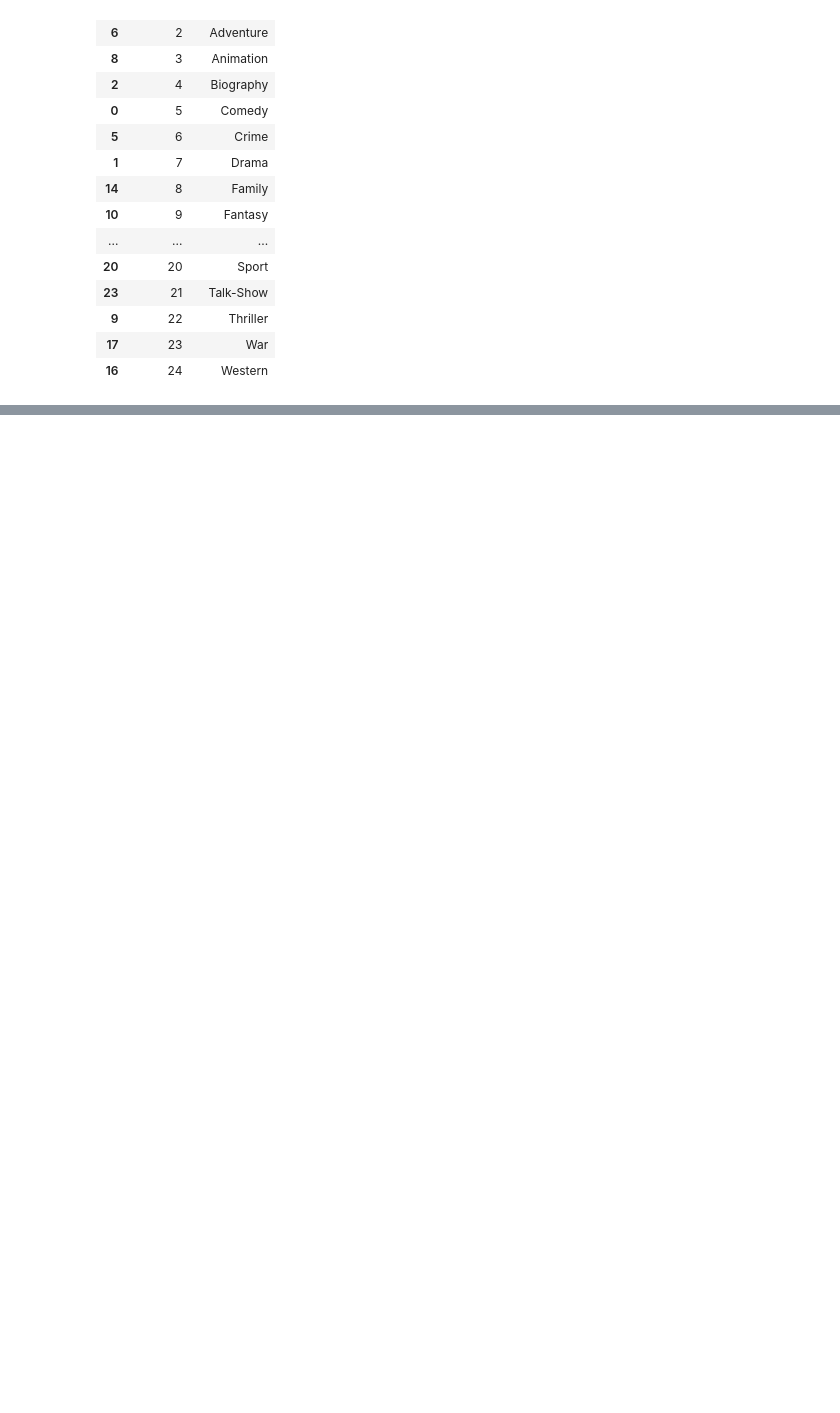
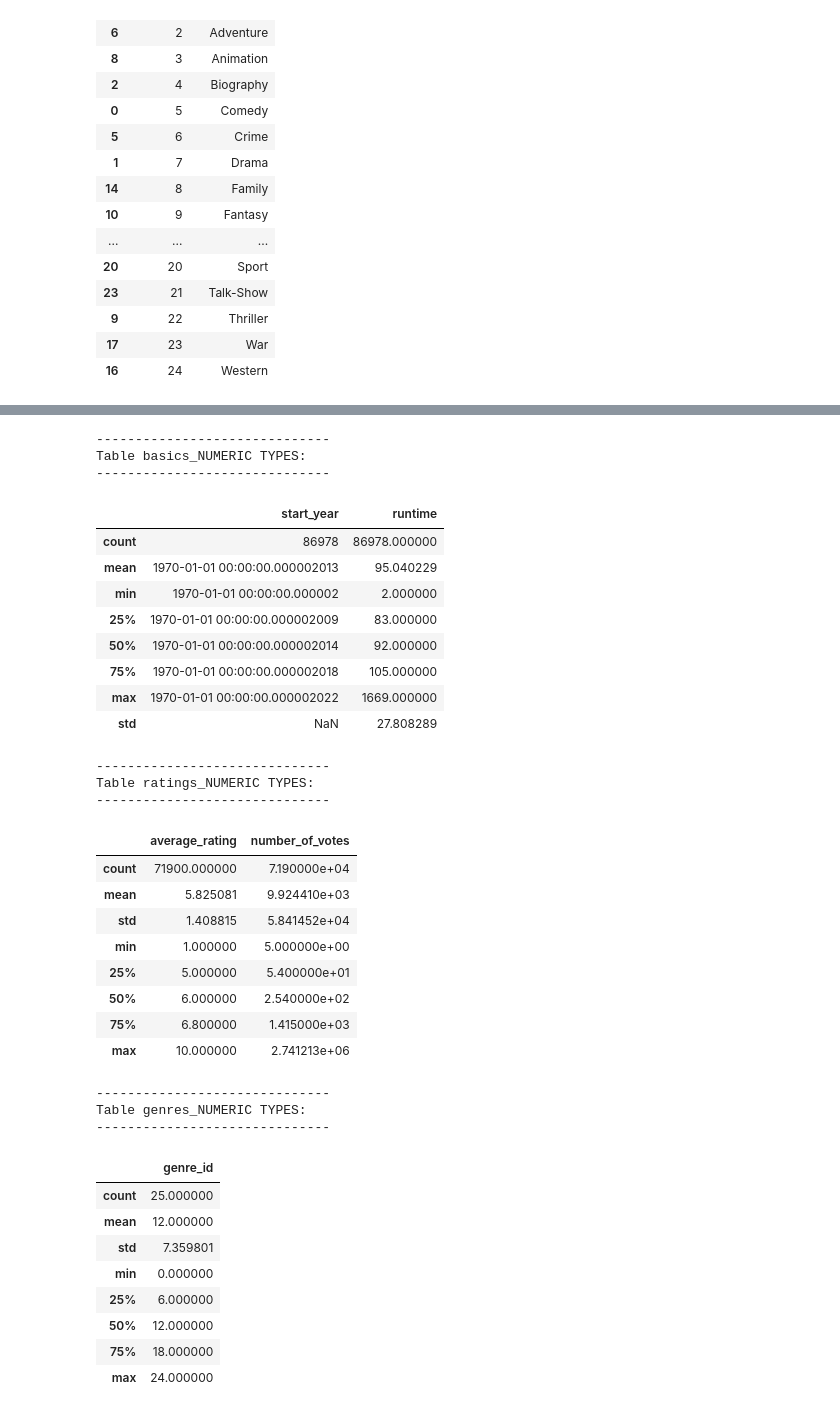
Before and after one commit to Ahmed-Wassel-Angar/movies_project, a Jupyter notebook: DATABASE_Design.ipynb, the cells around one changed output, grey strips where cells are left out. Drawn from its saved outputs; the diff is of its cells as text; code cells hidden in the pictures; blank space fills up the shorter version.

Commit message:
Completed Preprocessing Dataframes

```diff
--- a/DATABASE_Design.ipynb
+++ b/DATABASE_Design.ipynb
@@ -212,9 +212,9 @@ le = LabelEncoder()
 le.fit(genre_name)
 print(list(le.classes_))
 genre_id = le.transform(genre_name)
-genres = pd.DataFrame({'genre_id':genre_id,'genre_name':genre_name}).reset_index(drop=True)
-genres = genres.dropna()
-genres.sort_values(by=['genre_id'])
+df_genres = pd.DataFrame({'genre_id':genre_id,'genre_name':genre_name}).reset_index(drop=True)
+df_genres = df_genres.dropna()
+df_genres.sort_values(by=['genre_id'])
 # %% [output]
 ['Action', 'Adult', 'Adventure', 'Animation', 'Biography', 'Comedy', 'Crime', 'Drama', 'Family', 'Fantasy', 'Game-Show', 'History', 'Horror', 'Music', 'Musical', 'Mystery', 'News', 'Reality-TV', 'Roma ...
 |  | genre_id | genre_name |
@@ -236,0 +239,2 @@ genres.sort_values(by=['genre_id'])
+# %%
+df_title_basics = df_title_basics.drop(columns=['genre_0','genre_1','genre_2'])
@@ -236,0 +267,3 @@ genres.sort_values(by=['genre_id'])
+# %%
+# change start_year to datetime
+df_title_basics['start_year'] = pd.to_datetime(df_title_basics['start_year'])
@@ -236,0 +296,45 @@ genres.sort_values(by=['genre_id'])
+# %%
+# Cheking numeric types
+print('-'*30,'Table basics_NUMERIC TYPES:','-'*30,sep='\n')
+display(df_title_basics.describe())
+print('-'*30,'Table ratings_NUMERIC TYPES:','-'*30,sep='\n')
+display(df_title_ratings.describe())
+print('-'*30,'Table genres_NUMERIC TYPES:','-'*30,sep='\n')
+display(df_genres.describe())
+# %% [output]
+------------------------------
+Table basics_NUMERIC TYPES:
+------------------------------
+|  | start_year | runtime |
+| count | 86978 | 86978.000000 |
+| mean | 1970-01-01 00:00:00.000002013 | 95.040229 |
+| min | 1970-01-01 00:00:00.000002 | 2.000000 |
+| 25% | 1970-01-01 00:00:00.000002009 | 83.000000 |
+| 50% | 1970-01-01 00:00:00.000002014 | 92.000000 |
+| 75% | 1970-01-01 00:00:00.000002018 | 105.000000 |
+| max | 1970-01-01 00:00:00.000002022 | 1669.000000 |
+| std | NaN | 27.808289 |
+------------------------------
+Table ratings_NUMERIC TYPES:
+------------------------------
+|  | average_rating | number_of_votes |
+| count | 71900.000000 | 7.190000e+04 |
+| mean | 5.825081 | 9.924410e+03 |
+| std | 1.408815 | 5.841452e+04 |
+| min | 1.000000 | 5.000000e+00 |
+| 25% | 5.000000 | 5.400000e+01 |
+| 50% | 6.000000 | 2.540000e+02 |
+| 75% | 6.800000 | 1.415000e+03 |
+| max | 10.000000 | 2.741213e+06 |
+------------------------------
+Table genres_NUMERIC TYPES:
+------------------------------
+|  | genre_id |
+| count | 25.000000 |
+| mean | 12.000000 |
+| std | 7.359801 |
+| min | 0.000000 |
+| 25% | 6.000000 |
+| 50% | 12.000000 |
+| 75% | 18.000000 |
+| max | 24.000000 |
```
Also changed, not shown: parts of 9 cells of this notebook.
